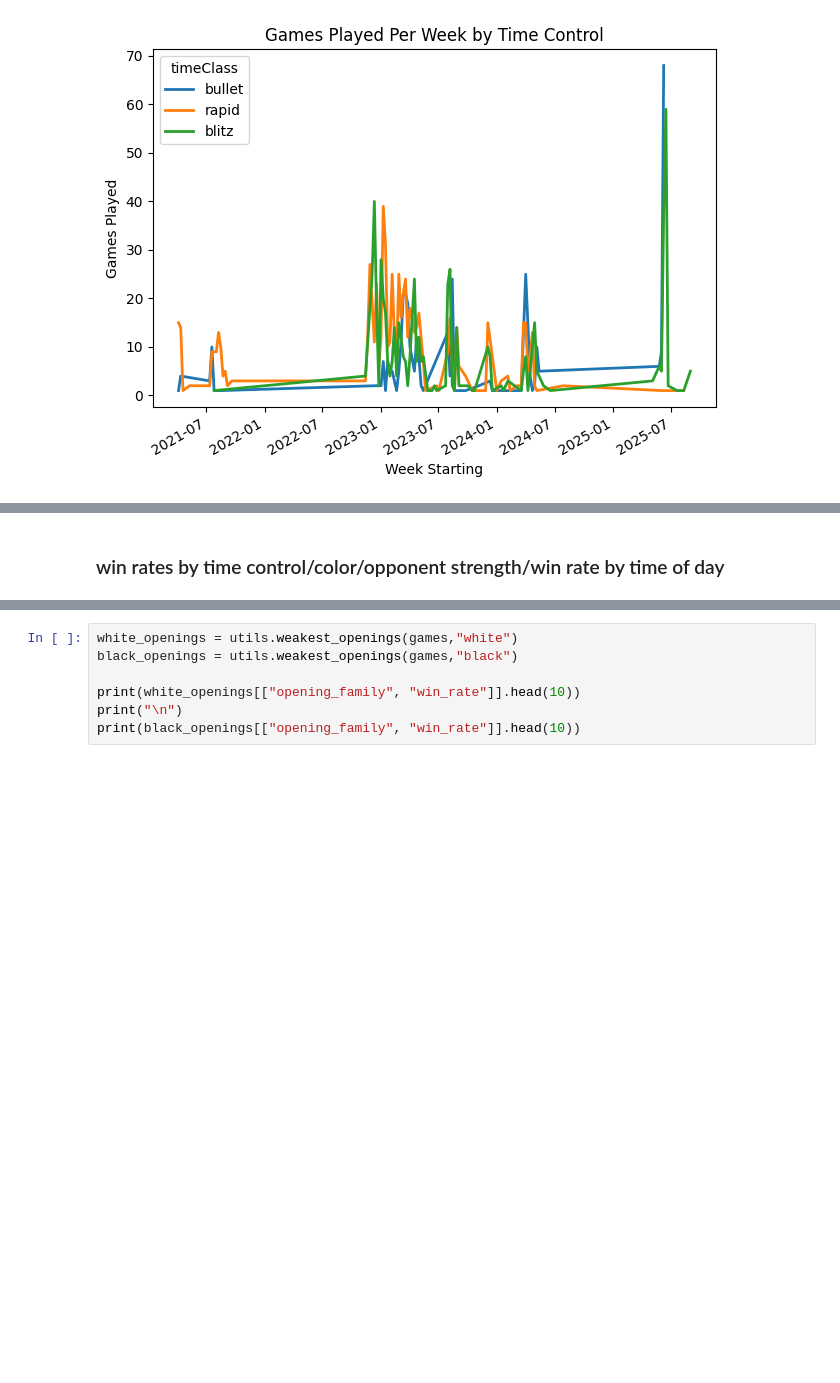
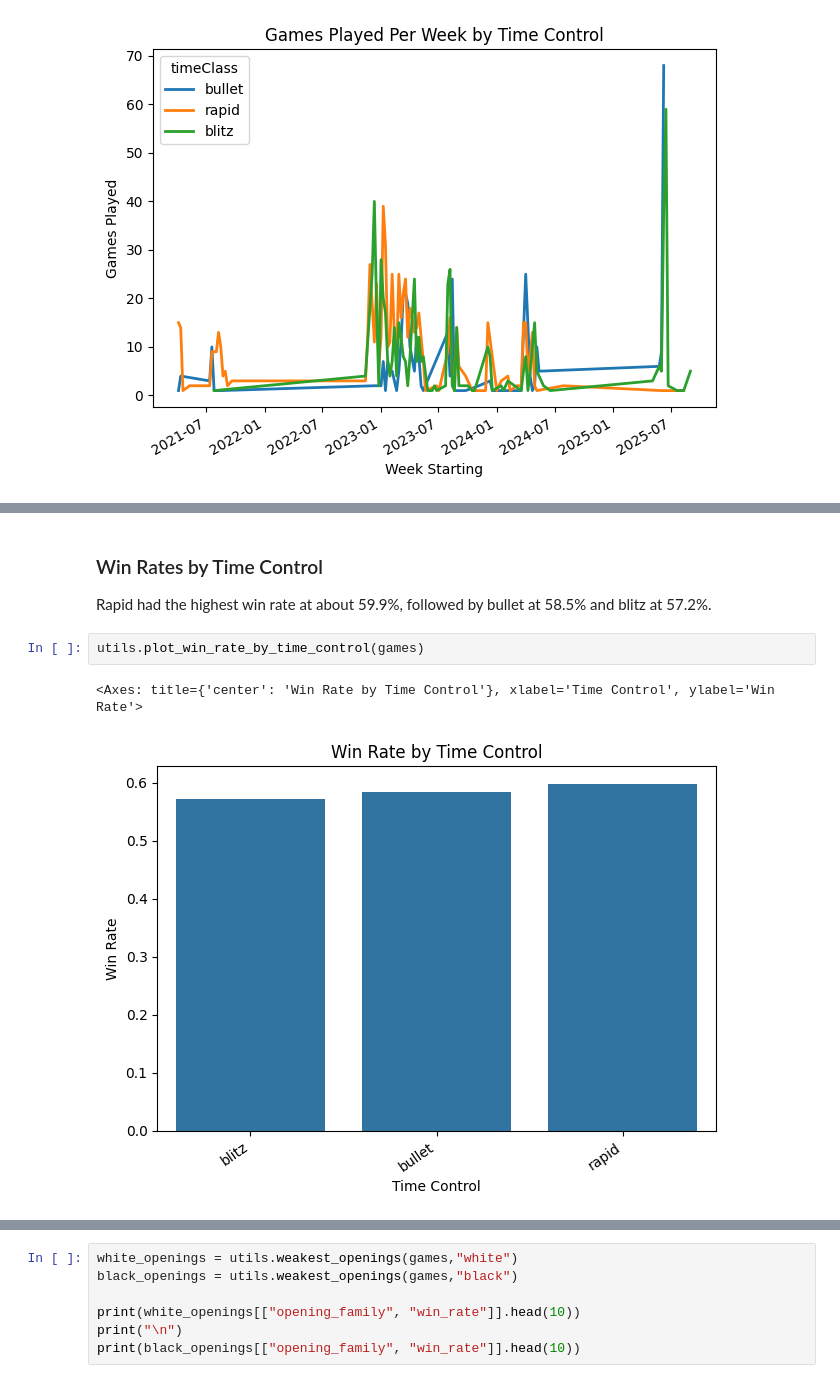
Before and after one commit to tom-m-white/cpsc222-final-project-chess-stats, a Jupyter notebook: quantified_self.ipynb, the cells around one changed output, grey strips where cells are left out. Drawn from its saved outputs; the diff is of its cells as text; blank space fills up the shorter version.

```diff
--- a/quantified_self.ipynb
+++ b/quantified_self.ipynb
@@ -113,2 +108,9 @@ utils.plot_games_per_week(games)
 # %% [markdown]
-### win rates by time control/color/opponent strength/win rate by time of day
+### Win Rates by Time Control
+
+Rapid had the highest win rate at about 59.9%, followed by bullet at 58.5% and blitz at 57.2%.
+# %%
+utils.plot_win_rate_by_time_control(games)
+# %% [output]
+<Axes: title={'center': 'Win Rate by Time Control'}, xlabel='Time Control', ylabel='Win Rate'>
+[figure, added]
```
Also changed, not shown: parts of 18 cells of this notebook, 3 other files.
